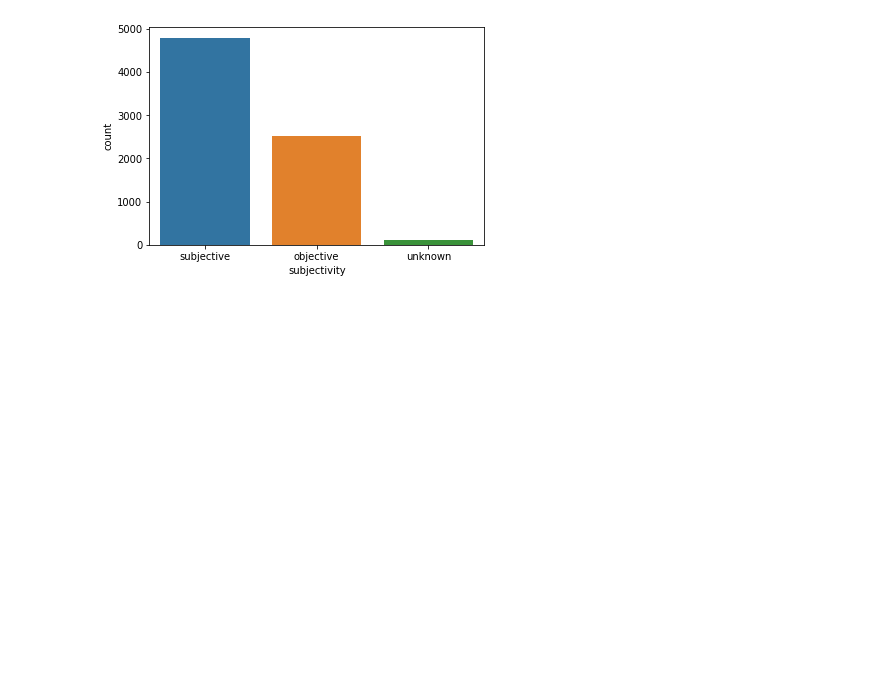
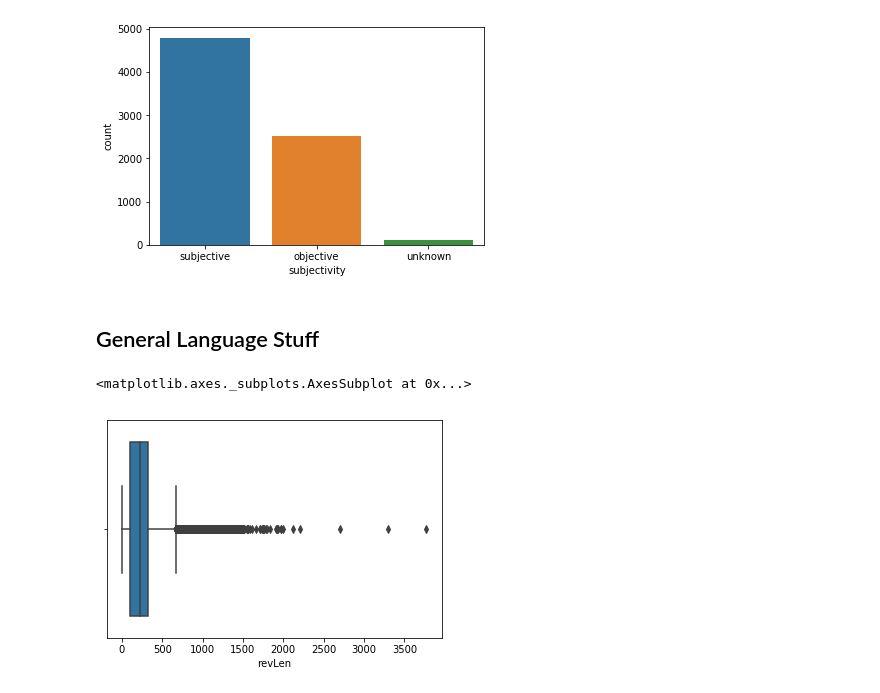
Before and after one commit to itsbrycehere/Data-Science, a Jupyter notebook: HotelSound.ipynb, the cells around one changed output. Drawn from its saved outputs; the diff is of its cells as text; code cells hidden in the pictures; blank space fills up the shorter version.

```diff
--- a/HotelSound.ipynb
+++ b/HotelSound.ipynb
@@ -13,7 +11,7 @@ import seaborn as sns
 %matplotlib inline
 # %%
 #bring csv into pandas
-file_path = "2_data/7282_1.csv"
+file_path = "2_data/hotel.csv"
 df = pd.read_csv(file_path)
 df.head(1).T
 # %% [output]
@@ -276,3 +276,12 @@ sns.countplot(dfSound.subjectivity)
 # %% [output]
 <matplotlib.axes._subplots.AxesSubplot at 0x...>
 [figure]
+# %% [markdown]
+## General Language Stuff
+# %%
+#General Review Length
+df["revLen"] =  df["text"].apply(len)
+sns.boxplot(df.revLen)
+# %% [output]
+<matplotlib.axes._subplots.AxesSubplot at 0x...>
+[figure, added]
```
Also changed, not shown: parts of 7 cells of this notebook, 2 other files.
